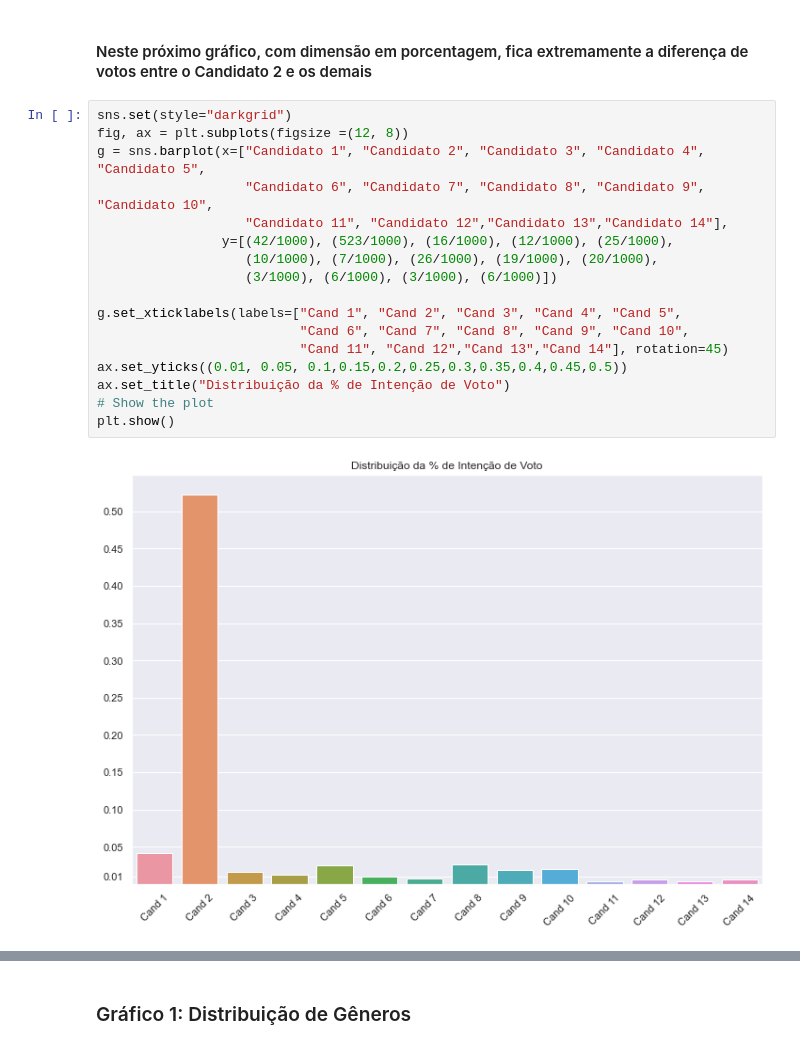
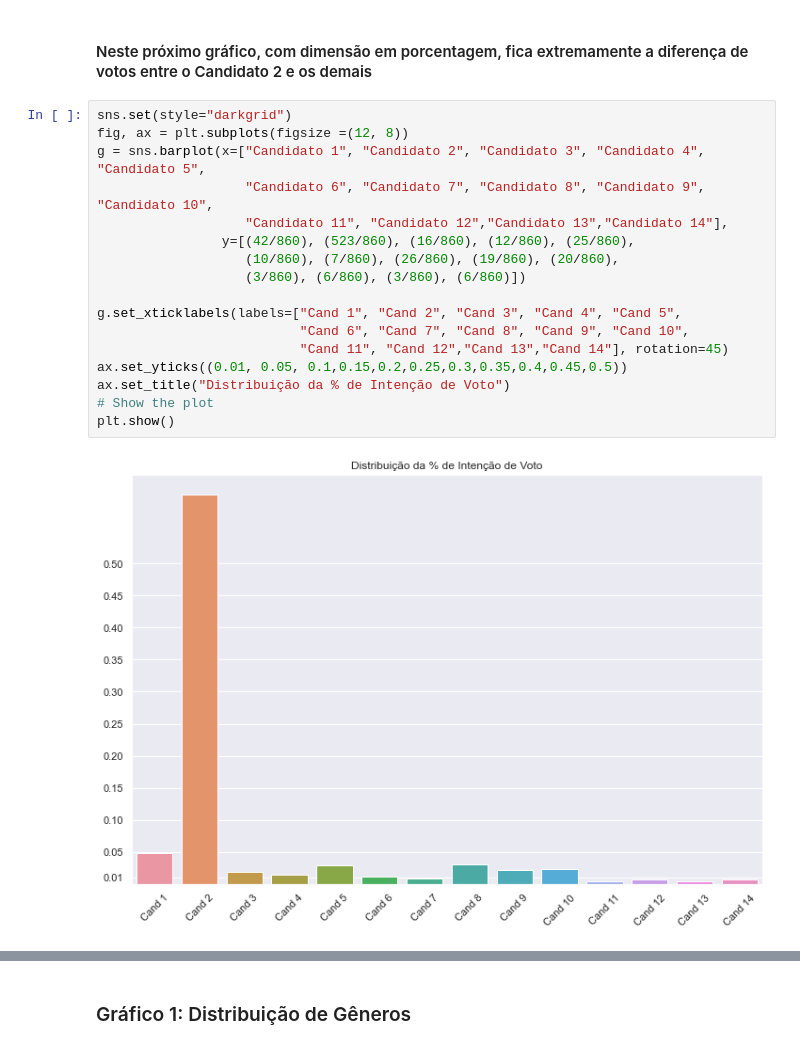
Before and after one commit to luizfsoares/Processo-Quaest, a Jupyter notebook: analise.ipynb, the cells around one changed output, grey strips where cells are left out. Cells and saved outputs as stored; diff of their text form.

```diff
--- a/analise.ipynb
+++ b/analise.ipynb
@@ -94,22 +94,22 @@ data1 = data.drop(indexNames, axis=0)
 # %%
 sns.set(style="darkgrid")
 fig, ax = plt.subplots(figsize =(12, 8))
 g = sns.barplot(x=["Candidato 1", "Candidato 2", "Candidato 3", "Candidato 4", "Candidato 5",
                    "Candidato 6", "Candidato 7", "Candidato 8", "Candidato 9", "Candidato 10",
                    "Candidato 11", "Candidato 12","Candidato 13","Candidato 14"],
-                y=[(42/1000), (523/1000), (16/1000), (12/1000), (25/1000),
-                   (10/1000), (7/1000), (26/1000), (19/1000), (20/1000),
-                   (3/1000), (6/1000), (3/1000), (6/1000)])
+                y=[(42/860), (523/860), (16/860), (12/860), (25/860),
+                   (10/860), (7/860), (26/860), (19/860), (20/860),
+                   (3/860), (6/860), (3/860), (6/860)])
 
 g.set_xticklabels(labels=["Cand 1", "Cand 2", "Cand 3", "Cand 4", "Cand 5",
                           "Cand 6", "Cand 7", "Cand 8", "Cand 9", "Cand 10",
                           "Cand 11", "Cand 12","Cand 13","Cand 14"], rotation=45)
 ax.set_yticks((0.01, 0.05, 0.1,0.15,0.2,0.25,0.3,0.35,0.4,0.45,0.5))
 ax.set_title("Distribuição da % de Intenção de Voto")
 # Show the plot
 plt.show()
 # %% [output]
-[figure, old version]
+[figure, new version]
 # %% [markdown]
 # Questão 2 - Qual o candidato com maior % de intenção de voto entre as MULHERES?
 
```
Also changed, not shown: parts of 13 cells of this notebook.
